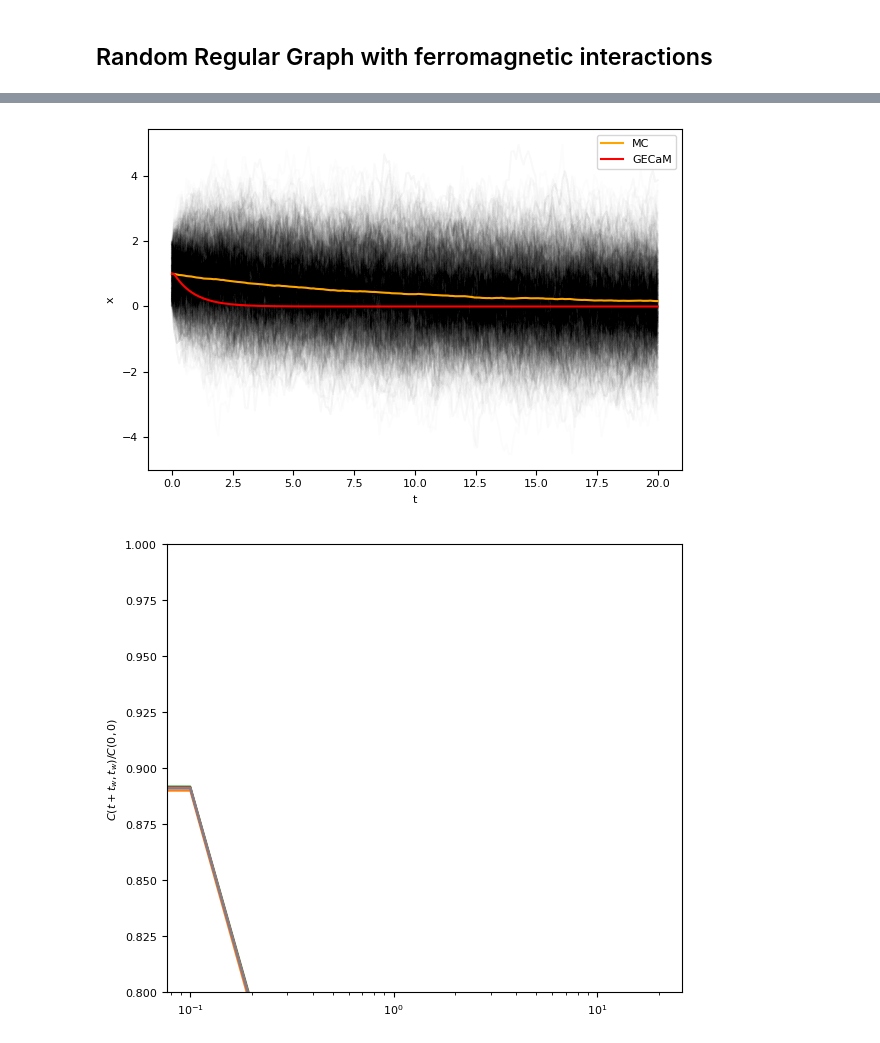
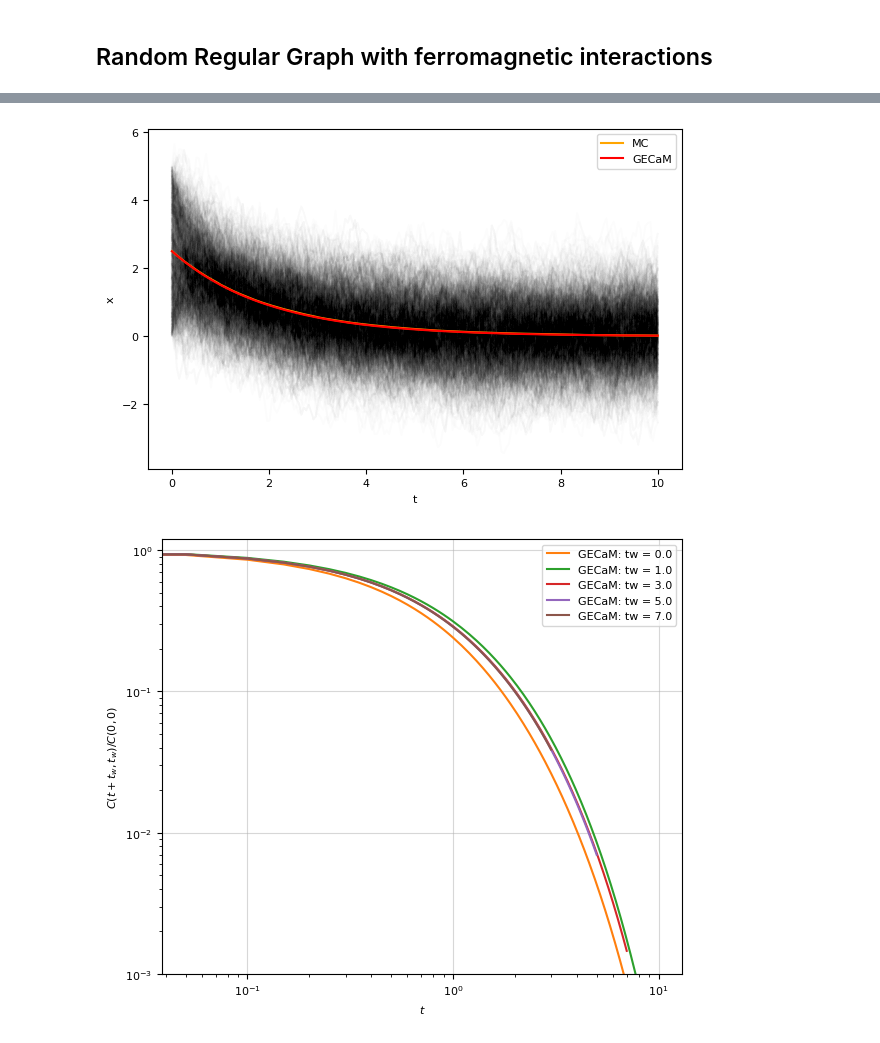
Before and after one commit to Mattiatarabolo/GaussianExpansionCavityMethod.jl, a Jupyter notebook: examples/linear_OrnteinUhlenbeck/test_transient.ipynb, the cells around one changed output, grey strips where cells are left out. Drawn from its saved outputs; the diff is of its cells as text; code cells hidden in the pictures.

```diff
--- a/examples/linear_OrnteinUhlenbeck/test_transient.ipynb
+++ b/examples/linear_OrnteinUhlenbeck/test_transient.ipynb
@@ -140,11 +140,11 @@ N, K = 100, 4
 
 rng = Xoshiro(1234)
 
-lam, J, D = 1.1, 1.0/K, 1.0
+lam, J, D = 1.5, 1.0/K, 1.0
 Jmat = adjacency_matrix(random_regular_graph(N, K; rng=rng), Float64) .* J
 lambdas = fill(lam, N)
 
-x0_min, x0_max = 0.0, 2.0
+x0_min, x0_max = 0.0,5.0
 gen_J(N, K, J_params; rng=Xoshiro(1234)) = deepcopy(Jmat)
 gen_x0(N, x0_params; rng=Xoshiro(1234)) = rand(rng, N) .* (x0_params[2] - x0_params[1]) .+ x0_params[1]
 J_params = [J]
@@ -153,11 +153,11 @@ x0_params = [x0_min, x0_max]
 ensemble_model = OUModelEnsemble(N, K, gen_J, J_params, lambdas, D, gen_x0, x0_params)
 
 dt_mc = 1e-2
-tmax = 100.0
+tmax = 10.0
 tsave_mc = collect(range(0.0, tmax; step=dt_mc))
 T_mc = length(tsave_mc)
 
-nsim = 100
+nsim = 1000
 
 # Sample ensemble
 tvals_alls, traj_alls = sample_ensemble_OU(ensemble_model, tmax, tsave_mc, nsim; rng=rng, showprogress=true, dt=dt_mc);
@@ -186,10 +186,10 @@ plt.display(fig)
 # %%
 model = OUModel(K, Jmat, lambdas, D)
 
-dt_G = 1e-1
+dt_G = 5e-2
 
-T_G = Int(20/dt_G)
-nodes = run_cavity(model, dt_G, T_G; showprogress=true)
+T_G = Int(tmax/dt_G)
+nodes = run_cavity(model, dt_G, T_G; mu0=(x0_max^2/2-x0_min^2/2)/(x0_max-x0_min), C0=(x0_max^3/3-x0_min^3/3)/(x0_max-x0_min), showprogress=true)
 
 tvec_G = collect(range(0.0, dt_G*T_G; step = dt_G))
 
@@ -217,32 +217,38 @@ ax.legend(loc="upper right", fontsize=8)
 
 plt.display(fig)
 # %% [output]
-[figure, old version]
+[figure, new version]
 # %%
 fig, ax = plt.subplots(1, 1, figsize=(6, 5), tight_layout=true)
 
 # correlations
+tsave_mc = tvals_alls[1]
 tvec_mc = collect(range(0.0, dt_G*T_G; length=100))
 tidxs_mc = [argmin(abs.(tsave_mc .- t)) for t in tvec_mc]
 Cmc, _ = compute_autocorr(traj_alls; time_indices=tidxs_mc)
-tws_idxs_G = collect(1:10:round(Int, length(tvec_G)/3))
-tws = tvec_G[tws_idxs_G]
+tws = [0.0, 1.0, 3.0, 5.0, 7.0]
+
+tw_idxs_G = [argmin(abs.(tvec_G .- tw)) for tw in tws]
+tw_idxs_mc = [argmin(abs.(tvec_mc .- tw)) for tw in tws]
 
 for i in 1:length(tws)
     tw = tws[i]
-    tw_idx_G = tws_idxs_G[i]
-    tw_idx_mc = argmin(tvec_mc .- tw)
+    tw_idx_G = tw_idxs_G[i]
+    tw_idx_mc = tw_idxs_mc[i]
     Cmc_tw = Cmc[tw_idx_mc:end, tw_idx_mc]
     C_tw = C.parent[tw_idx_G:end, tw_idx_G]
-    #ax.scatter(tvec_mc[tw_idx_mc:end] .- tw, Cmc_tw, color="C$i", label="MC: tw = $tw")
+    #ax.scatter(tvec_mc[tw_idx_mc:end] .- tw, Cmc_tw ./ Cmc_tw[1], color="C$i", label="MC: tw = $tw")
     ax.plot(tvec_G[tw_idx_G:end] .- tw, C_tw ./ C_tw[1], color="C$i", label="GECaM: tw = $tw")
 end
 ax.set_ylabel(L"C(t+t_w, t_w)/C(0, 0)")
-#ax.legend(loc="upper right", fontsize=8)
+ax.set_xlabel(L"$t$")
+ax.legend()
 ax.set_xscale("log")
-#ax.set_yscale("log")
-ax.set_ylim(8e-1, 1.0)
+ax.set_yscale("log")
+ax.set_ylim(1e-3, 1.2)
+ax.set_xlim(0, tmax*1.3)
+ax.grid(alpha=.5)
 
 plt.display(fig)
 # %% [output]
-[figure, old version]
+[figure, new version]
```
Also changed, not shown: parts of 7 cells of this notebook, 23 other files.
